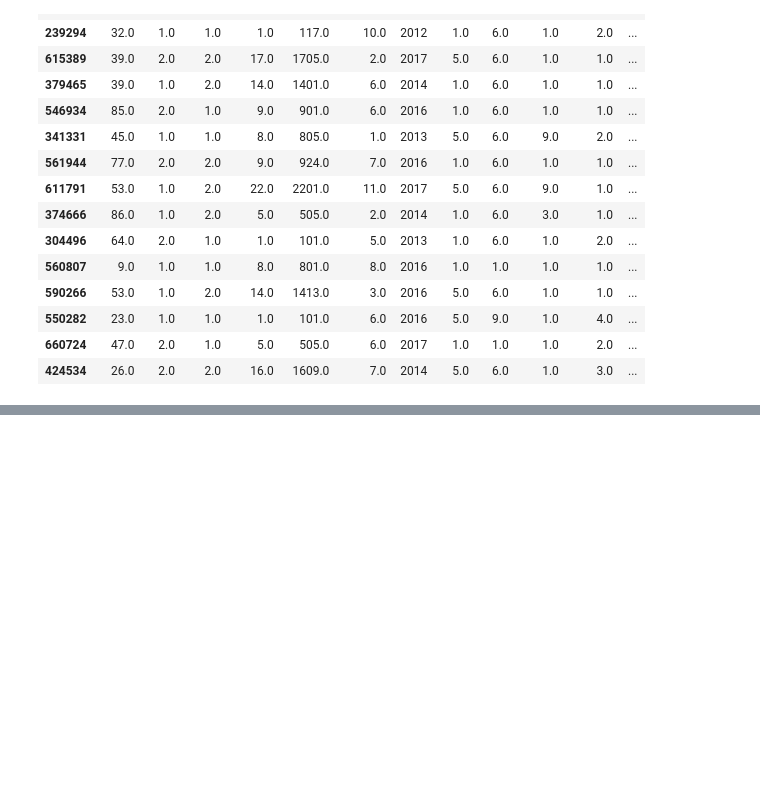
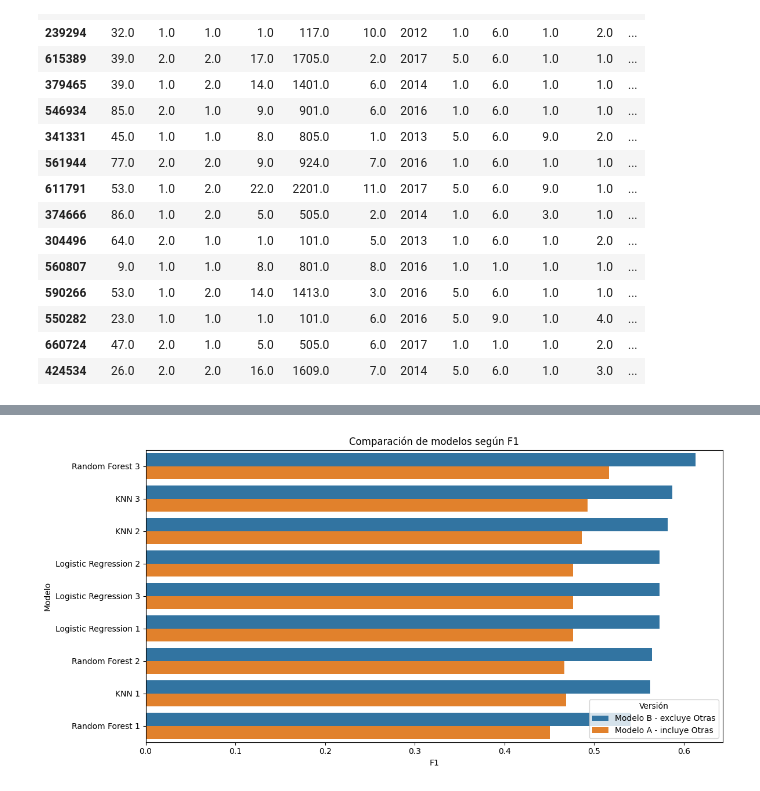
Before and after one commit to agabrielMej/Proyecto-MD-Grupo-2, a Jupyter notebook: notebooks/01_exploracion.ipynb, the cells around one changed output, grey strips where cells are left out. Saved outputs shown, nothing was run; the diff lists cells and outputs as text; code cells hidden in the pictures; blank space fills up the shorter version.

Commit message:
gráficas para moejor modelo, errores, interpretación y para la probabilidad

```diff
--- a/notebooks/01_exploracion.ipynb
+++ b/notebooks/01_exploracion.ipynb
@@ -1346,0 +1426,17 @@ tabla_predicciones.head(15)
+# %%
+plt.figure(figsize=(12, 6))
+sns.barplot(
+    data=tabla_comparacion,
+    x="macro_f1",
+    y="modelo",
+    hue="version"
+)
+
+plt.title("Comparación de modelos según F1")
+plt.xlabel("F1")
+plt.ylabel("Modelo")
+plt.legend(title="Versión")
+plt.tight_layout()
+plt.show()
+# %% [output]
+[figure, added]
```
Also changed, not shown: parts of 12 cells of this notebook.
